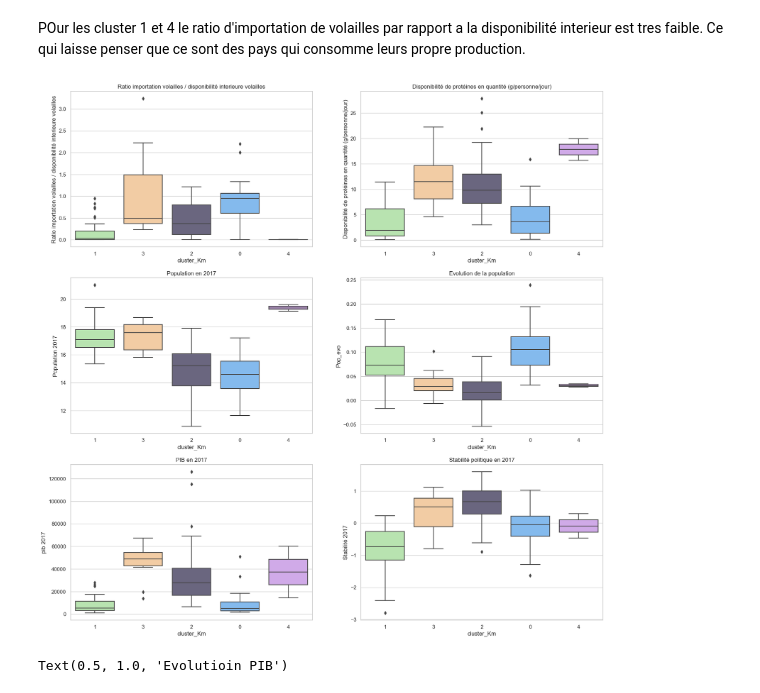
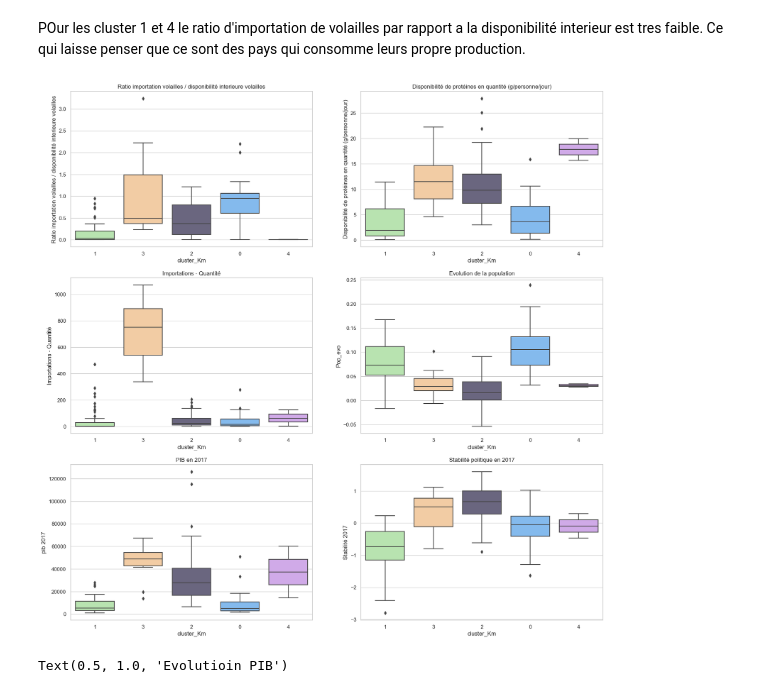
Before and after one commit to BahiaB/DA-P9, a Jupyter notebook: clustering.ipynb, the cells around one changed output. Saved outputs shown, nothing was run; the diff lists cells and outputs as text; code cells hidden in the pictures.

```diff
--- a/clustering.ipynb
+++ b/clustering.ipynb
@@ -761,36 +638,36 @@ que ce sont des pays qui consomme leurs propre production.
 # %%
 
 #Comparaison visuelle des groupes par Boxplot, en abscisse les numéros des groupes
 plt.figure(figsize=(20, 20))
 sns.set(style="whitegrid", palette=palette)
 
 plt.subplot(321)
 sns.boxplot(data=Complete, x='cluster_Km', y='Ratio importation volailles / disponibilité interieure volailles')
 plt.title('Ratio importation volailles / disponibilité interieure volailles')
 
 plt.subplot(322)
 sns.boxplot(data=Complete, x='cluster_Km', y='Disponibilité de protéines en quantité (g/personne/jour)')
 plt.title('Disponibilité de protéines en quantité (g/personne/jour)')
 
 plt.subplot(323)
-sns.boxplot(data=Complete, x='cluster_Km', y='Population 2017')
-plt.title('Population en 2017')
+sns.boxplot(data=Complete, x='cluster_Km', y='Importations - Quantité')
+plt.title('Importations - Quantité')
 
 plt.subplot(324)
 sns.boxplot(data=Complete, x='cluster_Km', y='Pop_evo')
 plt.title('Evolution de la population')
 
 plt.subplot(325)
 sns.boxplot(data=Complete, x='cluster_Km', y='pib 2017')
 plt.title('PIB en 2017')
 
 plt.subplot(326)
 sns.boxplot(data=Complete, x='cluster_Km', y='Stabilité 2017')
 plt.title('Stabilité politique en 2017')
 
 plt.show()
 # %% [output]
-[figure, old version]
+[figure, new version]
 # %%
 sns.boxplot(data=Complete, x='cluster_Km', y='Evolution pib')
 plt.title('Evolutioin PIB')
```
Also changed, not shown: parts of 21 cells of this notebook, 2 other files.
